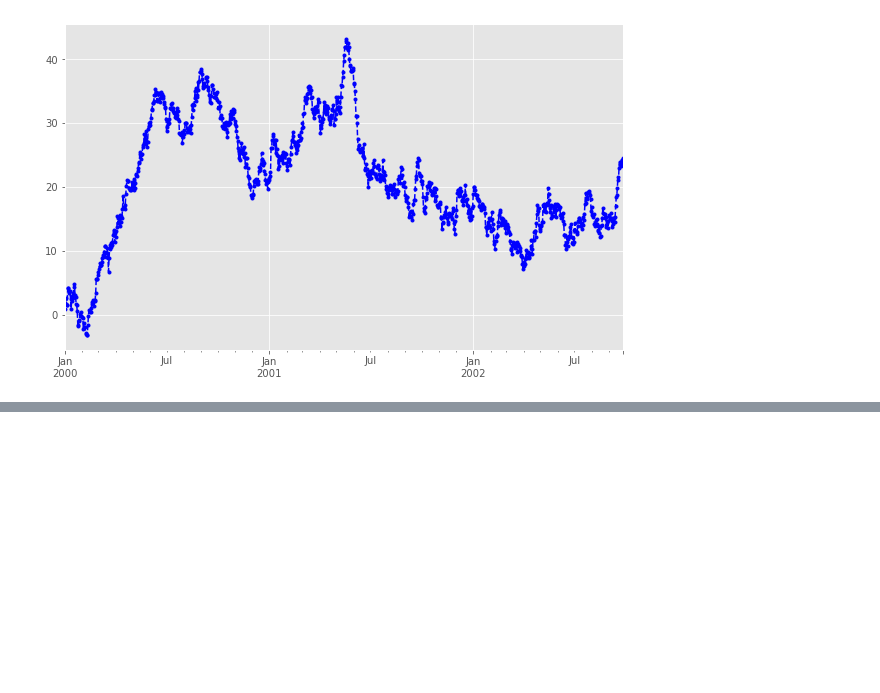
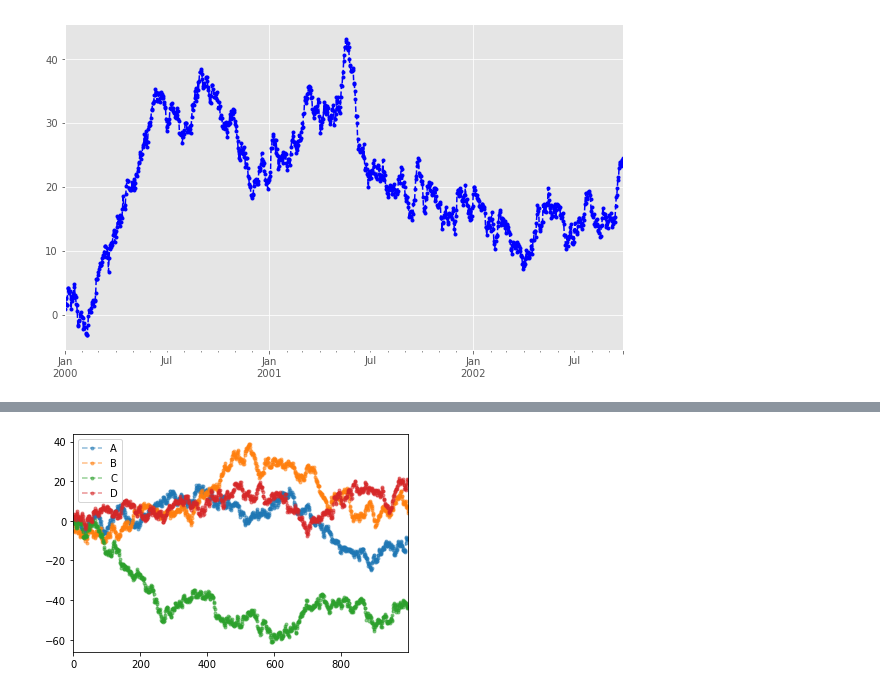
Before and after one commit to tsangyu98/matplotlib_study, a Jupyter notebook: Matplotlib_part1.ipynb, the cells around one changed output, grey strips where cells are left out. Saved outputs shown, nothing was run; the diff lists cells and outputs as text; code cells hidden in the pictures; blank space fills up the shorter version.

Commit message:
刻度、注解、图表输出 主刻度、次刻度

```diff
--- a/Matplotlib_part1.ipynb
+++ b/Matplotlib_part1.ipynb
@@ -244,0 +307,17 @@ ts.plot(style='--b.', grid=True, figsize=(10, 6))
+# %%
+# 图表输出
+
+df = pd.DataFrame(np.random.randn(1000, 4), columns=list('ABCD'))
+df = df.cumsum()
+df.plot(style = '--.',alpha = 0.5)
+plt.savefig('./pic.png',
+            dpi=800,
+            bbox_inches = 'tight',
+            facecolor = 'g',
+            edgecolor = 'b')
+# 可支持png，pdf，svg，ps，eps…等，以后缀名来指定
+# dpi是分辨率
+# bbox_inches：图表需要保存的部分。如果设置为‘tight’，则尝试剪除图表周围的空白部分。
+# facecolor，edgecolor： 图像的背景色，默认为‘w’（白色）
+# %% [output]
+[figure, added]
```
Also changed, not shown: parts of 3 cells of this notebook.
